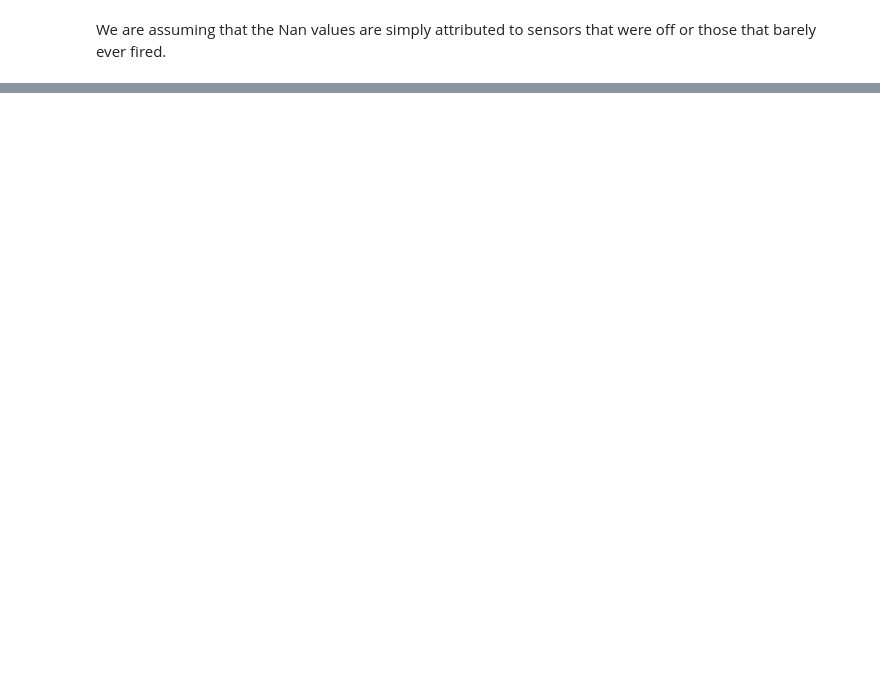
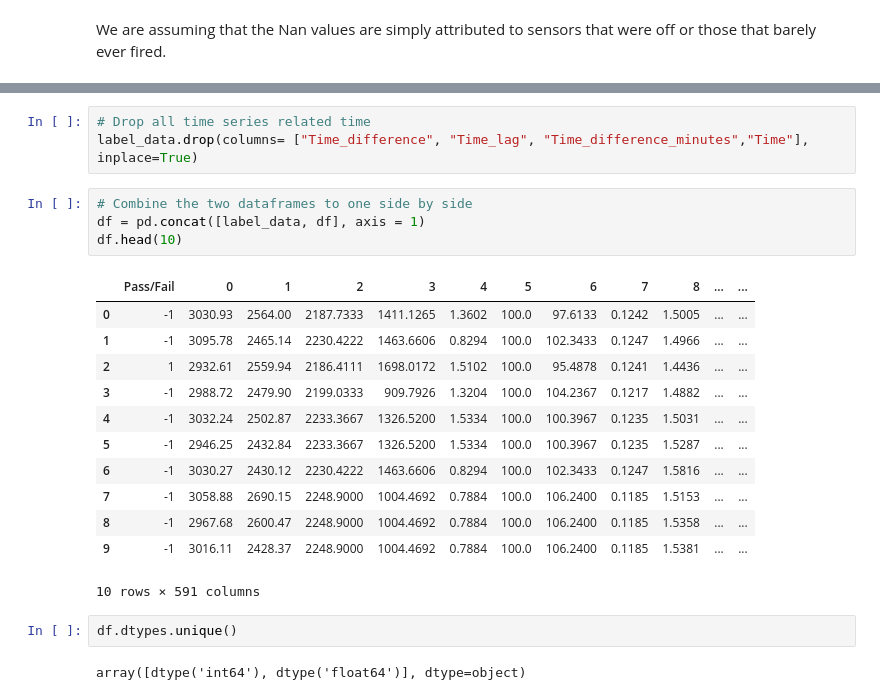
Before and after one commit to Darlene-13/secom-dimensionality-reduction, a Jupyter notebook: notebooks/exploration.ipynb, the cells around one changed output, grey strips where cells are left out. Saved outputs shown, nothing was run; the diff lists cells and outputs as text; blank space fills up the shorter version.

```diff
--- a/notebooks/exploration.ipynb
+++ b/notebooks/exploration.ipynb
@@ -72,0 +159,24 @@ We are assuming that the Nan values are simply attributed to sensors that were o
+# %%
+# Drop all time series related time
+label_data.drop(columns= ["Time_difference", "Time_lag", "Time_difference_minutes","Time"], inplace=True)
+# %%
+# Combine the two dataframes to one side by side
+df = pd.concat([label_data, df], axis = 1)
+df.head(10)
+# %% [output]
+|  | Pass/Fail | 0 | 1 | 2 | 3 | 4 | 5 | 6 | 7 | 8 | ... | ... |
+| 0 | -1 | 3030.93 | 2564.00 | 2187.7333 | 1411.1265 | 1.3602 | 100.0 | 97.6133 | 0.1242 | 1.5005 | ... | ... |
+| 1 | -1 | 3095.78 | 2465.14 | 2230.4222 | 1463.6606 | 0.8294 | 100.0 | 102.3433 | 0.1247 | 1.4966 | ... | ... |
+| 2 | 1 | 2932.61 | 2559.94 | 2186.4111 | 1698.0172 | 1.5102 | 100.0 | 95.4878 | 0.1241 | 1.4436 | ... | ... |
+| 3 | -1 | 2988.72 | 2479.90 | 2199.0333 | 909.7926 | 1.3204 | 100.0 | 104.2367 | 0.1217 | 1.4882 | ... | ... |
+| 4 | -1 | 3032.24 | 2502.87 | 2233.3667 | 1326.5200 | 1.5334 | 100.0 | 100.3967 | 0.1235 | 1.5031 | ... | ... |
+| 5 | -1 | 2946.25 | 2432.84 | 2233.3667 | 1326.5200 | 1.5334 | 100.0 | 100.3967 | 0.1235 | 1.5287 | ... | ... |
+| 6 | -1 | 3030.27 | 2430.12 | 2230.4222 | 1463.6606 | 0.8294 | 100.0 | 102.3433 | 0.1247 | 1.5816 | ... | ... |
+| 7 | -1 | 3058.88 | 2690.15 | 2248.9000 | 1004.4692 | 0.7884 | 100.0 | 106.2400 | 0.1185 | 1.5153 | ... | ... |
+| 8 | -1 | 2967.68 | 2600.47 | 2248.9000 | 1004.4692 | 0.7884 | 100.0 | 106.2400 | 0.1185 | 1.5358 | ... | ... |
+| 9 | -1 | 3016.11 | 2428.37 | 2248.9000 | 1004.4692 | 0.7884 | 100.0 | 106.2400 | 0.1185 | 1.5381 | ... | ... |
+10 rows × 591 columns
+# %%
+df.dtypes.unique()
+# %% [output]
+array([dtype('int64'), dtype('float64')], dtype=object)
```
Also changed, not shown: parts of 33 cells of this notebook, 1 other file.
